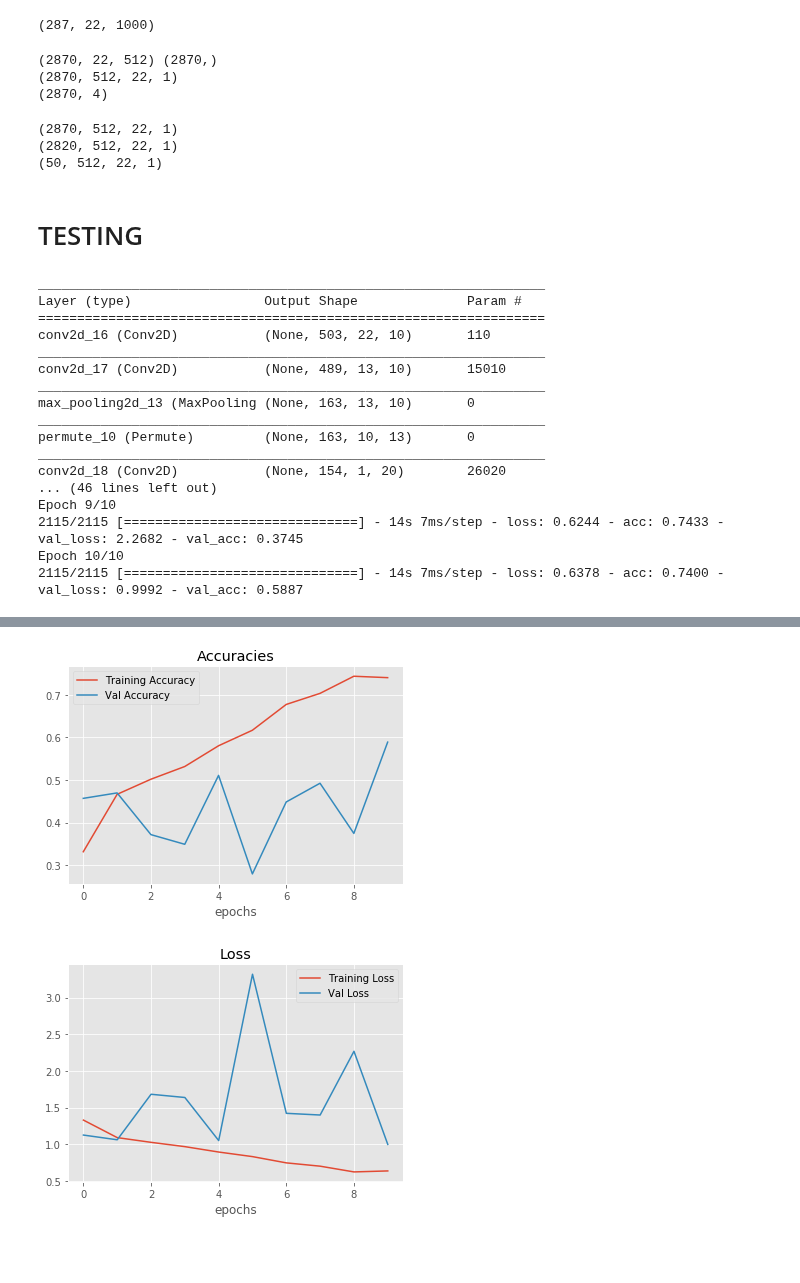
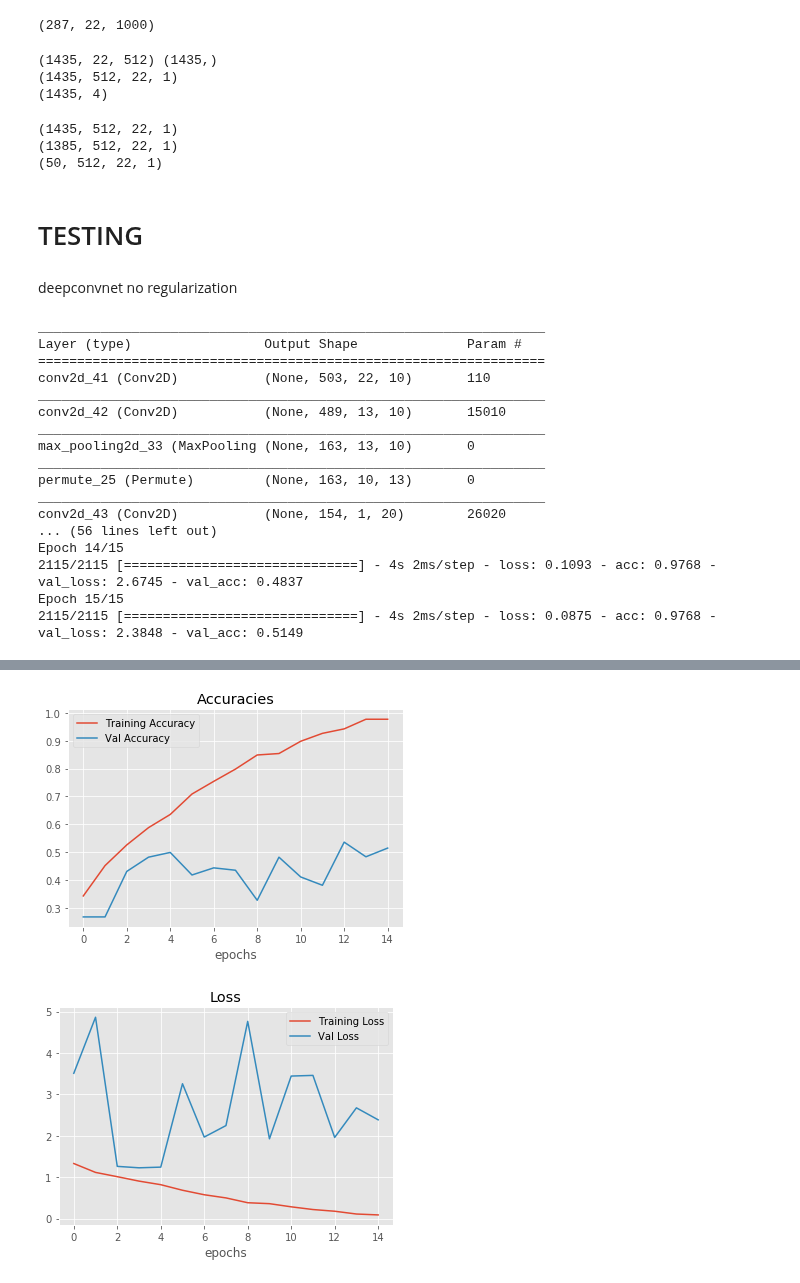
Before and after one commit to kunalpatel1793/Neural-Nets-Final-Project, a Jupyter notebook: DeepConvNet.ipynb, the cells around one changed output, grey strips where cells are left out. Cells and saved outputs as stored; diff of their text form; code cells hidden in the pictures; blank space fills up the shorter version.

Commit message:
Implemented multi-layer extraction and attempted model optimization

```diff
--- a/DeepConvNet.ipynb
+++ b/DeepConvNet.ipynb
@@ -35,7 +36,7 @@ print data.shape
 # %% [output]
 (287, 22, 1000)
 # %%
-data2d_sliced, labels_sliced = util.create_window_data(data, labels)
+data2d_sliced, labels_sliced = util.create_window_data(data, labels, windows=5)
 #util.plot_hist(data2d_sliced)
 print data2d_sliced.shape, labels_sliced.shape
 data2d = data2d_sliced.reshape(data2d_sliced.shape[0], data2d_sliced.shape[2], data2d_sliced.shape[1], 1)
@@ -46,9 +47,9 @@ print data2d.shape
 enc_labels = to_categorical(labels_sliced-769, num_classes=4)
 print(enc_labels.shape)
 # %% [output]
-(2870, 22, 512) (2870,)
-(2870, 512, 22, 1)
-(2870, 4)
+(1435, 22, 512) (1435,)
+(1435, 512, 22, 1)
+(1435, 4)
 # %%
 bs, t, n, c = data2d.shape
 np.random.seed(42)
@@ -67,11 +68,13 @@ print data2d.shape
 print train_data.shape
 print test_data.shape
 # %% [output]
-(2870, 512, 22, 1)
-(2820, 512, 22, 1)
+(1435, 512, 22, 1)
+(1385, 512, 22, 1)
 (50, 512, 22, 1)
 # %% [markdown]
 # TESTING
+# %% [markdown]
+deepconvnet no regularization
 # %%
 num_filters = 10
 model = Sequential()
@@ -80,19 +83,19 @@ model.add(Conv2D(num_filters, kernel_size=(15,num_filters), activation='relu') )
 model.add(MaxPooling2D(pool_size=(3,1)))
 model.add(Permute((1,3,2)))
 
-model.add(Conv2D(num_filters*2, kernel_size=(10,num_filters), activation='relu') )
+model.add(Conv2D(num_filters*2, kernel_size=(10,num_filters), activation='relu'))
 model.add(MaxPooling2D(pool_size=(3,1)))
 model.add(Permute((1,3,2)))
 
-model.add(Conv2D(num_filters*4, kernel_size=(10,num_filters*2), activation='relu') )
+model.add(Conv2D(num_filters*4, kernel_size=(10,num_filters*2), activation='relu'))
 model.add(MaxPooling2D(pool_size=(3,1)))
 model.add(Permute((1,3,2)))
 
-model.add(Conv2D(num_filters*8, kernel_size=(10,num_filters*4), activation='relu') )
+model.add(Conv2D(num_filters*8, kernel_size=(10,num_filters*4), activation='relu'))
 model.add(MaxPooling2D(pool_size=(3,1)))
 model.add(Reshape((num_filters*8,1)))
 model.add(LSTM(32, return_sequences=True))
-model.add(LSTM(16))
+model.add(LSTM(32))
 #model.add(Flatten())
 model.add(BatchNormalization())
 model.add(Dense(4, activation='softmax'))
@@ -100,28 +103,28 @@ model.compile(optimizer = 'adam',
              loss = 'categorical_crossentropy',
              metrics=['accuracy'])
 model.summary()
-hist = model.fit(train_data,train_labels,epochs=10,validation_split=0.25,batch_size=32)
+hist = model.fit(train_data,train_labels,epochs=15,validation_split=0.25,batch_size=128)
 #model.test_on_batch(test_data, test_labels)
 # %% [output]
 _________________________________________________________________
 Layer (type)                 Output Shape              Param #
 =================================================================
-conv2d_16 (Conv2D)           (None, 503, 22, 10)       110
+conv2d_41 (Conv2D)           (None, 503, 22, 10)       110
 _________________________________________________________________
-conv2d_17 (Conv2D)           (None, 489, 13, 10)       15010
+conv2d_42 (Conv2D)           (None, 489, 13, 10)       15010
 _________________________________________________________________
-max_pooling2d_13 (MaxPooling (None, 163, 13, 10)       0
+max_pooling2d_33 (MaxPooling (None, 163, 13, 10)       0
 _________________________________________________________________
-permute_10 (Permute)         (None, 163, 10, 13)       0
+permute_25 (Permute)         (None, 163, 10, 13)       0
 _________________________________________________________________
-conv2d_18 (Conv2D)           (None, 154, 1, 20)        26020
-... (46 lines left out)
-Epoch 9/10
-2115/2115 [==============================] - 14s 7ms/step - loss: 0.6244 - acc: 0.7433 - val_loss: 2.2682 - val_acc: 0.3745
-Epoch 10/10
-2115/2115 [==============================] - 14s 7ms/step - loss: 0.6378 - acc: 0.7400 - val_loss: 0.9992 - val_acc: 0.5887
+conv2d_43 (Conv2D)           (None, 154, 1, 20)        26020
+... (56 lines left out)
+Epoch 14/15
+2115/2115 [==============================] - 4s 2ms/step - loss: 0.1093 - acc: 0.9768 - val_loss: 2.6745 - val_acc: 0.4837
+Epoch 15/15
+2115/2115 [==============================] - 4s 2ms/step - loss: 0.0875 - acc: 0.9768 - val_loss: 2.3848 - val_acc: 0.5149
 # %%
-test_score = model.evaluate(test_data, test_labels, batch_size=32)
+test_score = model.evaluate(test_data, test_labels, batch_size=128)
 print "Test Score: {}".format(test_score)
 plot_hist([hist.history['acc'],hist.history['val_acc']],['Training Accuracy','Val Accuracy'],title='Accuracies')
 plot_hist([hist.history['loss'],hist.history['val_loss']],['Training Loss','Val Loss'],title='Loss')
@@ -131,2 +134,2 @@ Test Score: [1.1651708555221558, 0.54000000953674321]
-[figure, old version]
+[figure, new version]
-[figure, old version]
+[figure, new version]
```
Also changed, not shown: parts of 4 cells of this notebook, 3 other files.
